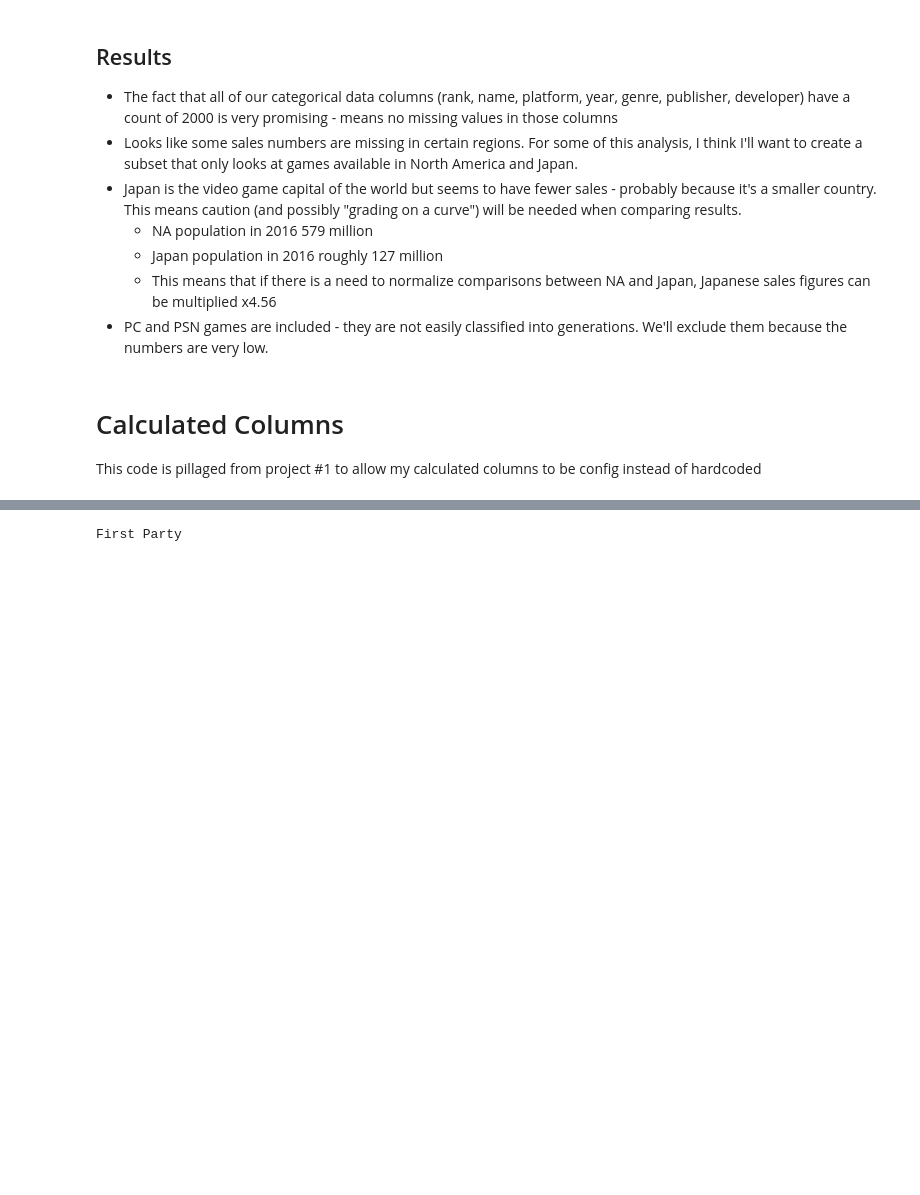
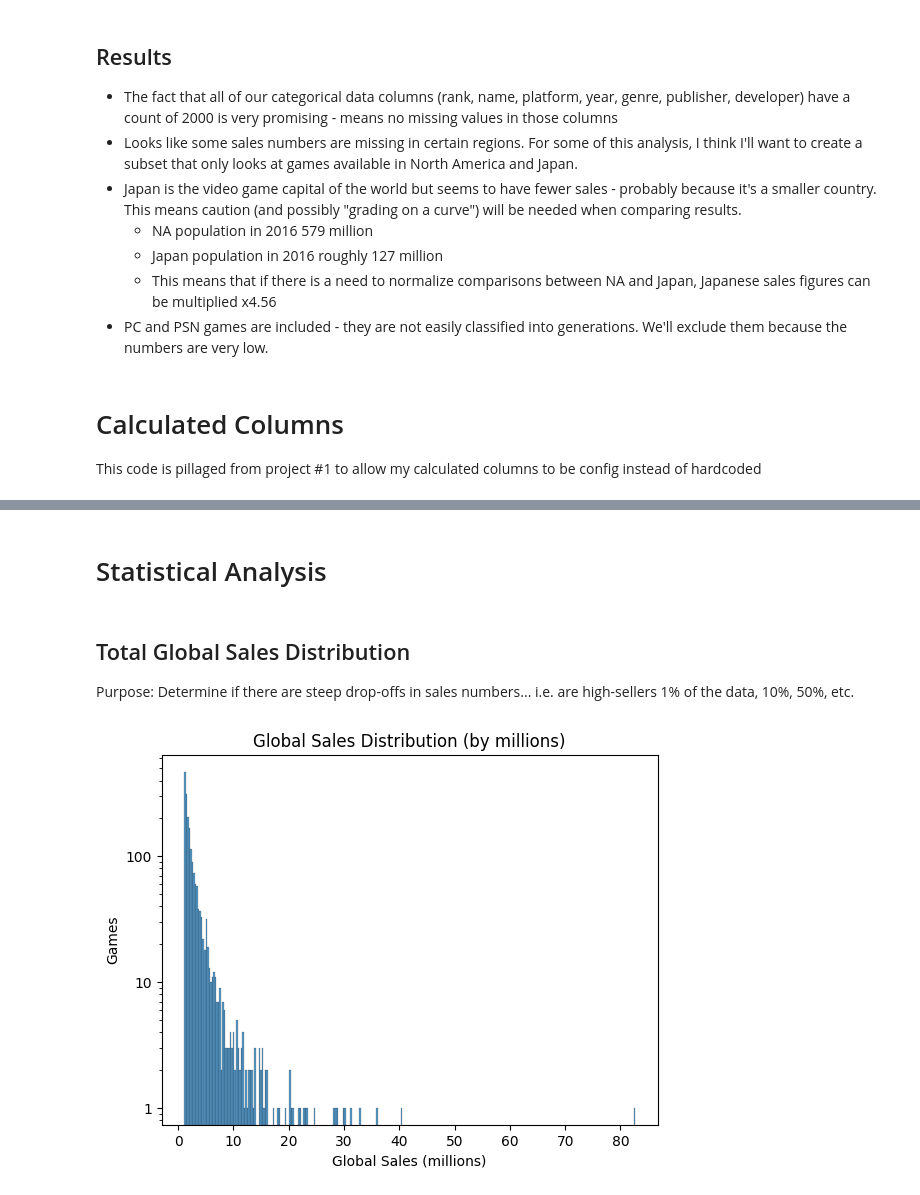
Before and after one commit to candersen114/Python2Source, a Jupyter notebook: finalproj.ipynb, the cells around one changed output, grey strips where cells are left out. Cells and saved outputs as stored; diff of their text form; code cells hidden in the pictures; blank space fills up the shorter version.

Commit message:
Final Project (plots, and 2ColLookup works now)

```diff
--- a/finalproj.ipynb
+++ b/finalproj.ipynb
@@ -267,9 +287,19 @@ display(df)
-# %%
-dictTest = {
-    ("Sony", "Sony Computer Entertainment America"): "First Party"
-}
-Manufacturer = "Sony"
-Publisher = "Sony Computer Entertainment America"
-print(dictTest[(Manufacturer, Publisher)])
-# %% [output]
-First Party
+# %% [markdown]
+# Statistical Analysis
+# %% [markdown]
+## Total Global Sales Distribution
+Purpose: Determine if there are steep drop-offs in sales numbers... i.e. are high-sellers 1% of the data, 10%, 50%, etc.
+# %%
+ax = sns.histplot(data=df, x="Global_Sales")
+ax.set_title("Global Sales Distribution (by millions)")
+ax.set_xlabel("Global Sales (millions)")
+ax.set_yscale("log")
+ax.set_ylabel("Games")
+
+# Set Y ticks (logarithmic)
+ticks=[pow(10, -2), pow(10, -1), pow(10, 0), pow(10, 1), pow(10, 2), pow(10, 3), pow(10, 4)]
+ax.set_yticklabels(ticks)
+
+plt.show()
+# %% [output]
+[figure, added]
```
Also changed, not shown: parts of 8 cells of this notebook, 2 other files.
